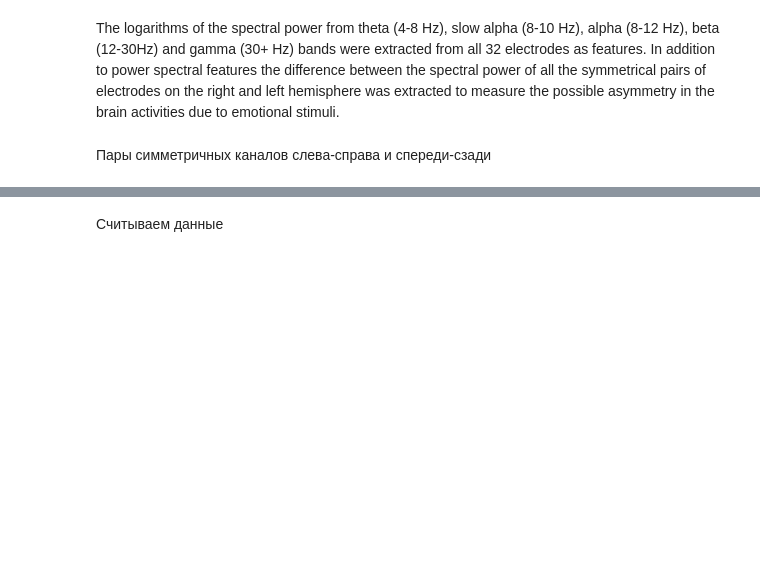
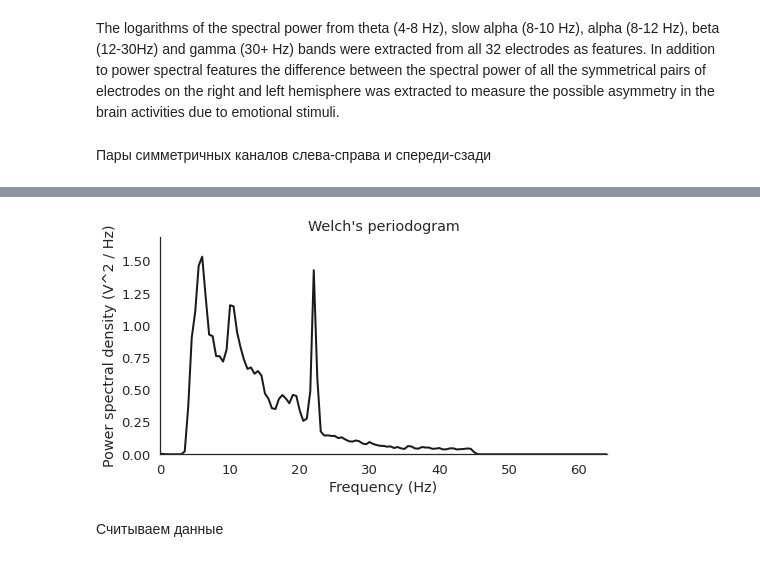
Before and after one commit to mykolesiko/eeg_article, a Jupyter notebook: MADE_baseline_report_noneutral_article2.ipynb, the cells around one changed output, grey strips where cells are left out. Saved outputs shown, nothing was run; the diff lists cells and outputs as text; code cells hidden in the pictures; blank space fills up the shorter version.

```diff
--- a/MADE_baseline_report_noneutral_article2.ipynb
+++ b/MADE_baseline_report_noneutral_article2.ipynb
@@ -58,4 +59,17 @@ print(freq_resolution)
 0.5
+# %%
+# Plot the power spectrum
+sns.set(font_scale=1.2, style='white')
+plt.figure(figsize=(8, 4))
+plt.plot(freq, power, color='k', lw=2)
+plt.xlabel('Frequency (Hz)')
+plt.ylabel('Power spectral density (V^2 / Hz)')
+plt.ylim([0, power.max() * 1.1])
+plt.title("Welch's periodogram")
+plt.xlim([0, freq.max()])
+sns.despine()
+# %% [output]
+[figure, added]
 # %% [markdown]
 Считываем данные
 # %%
```
Also changed, not shown: parts of 25 cells of this notebook.
